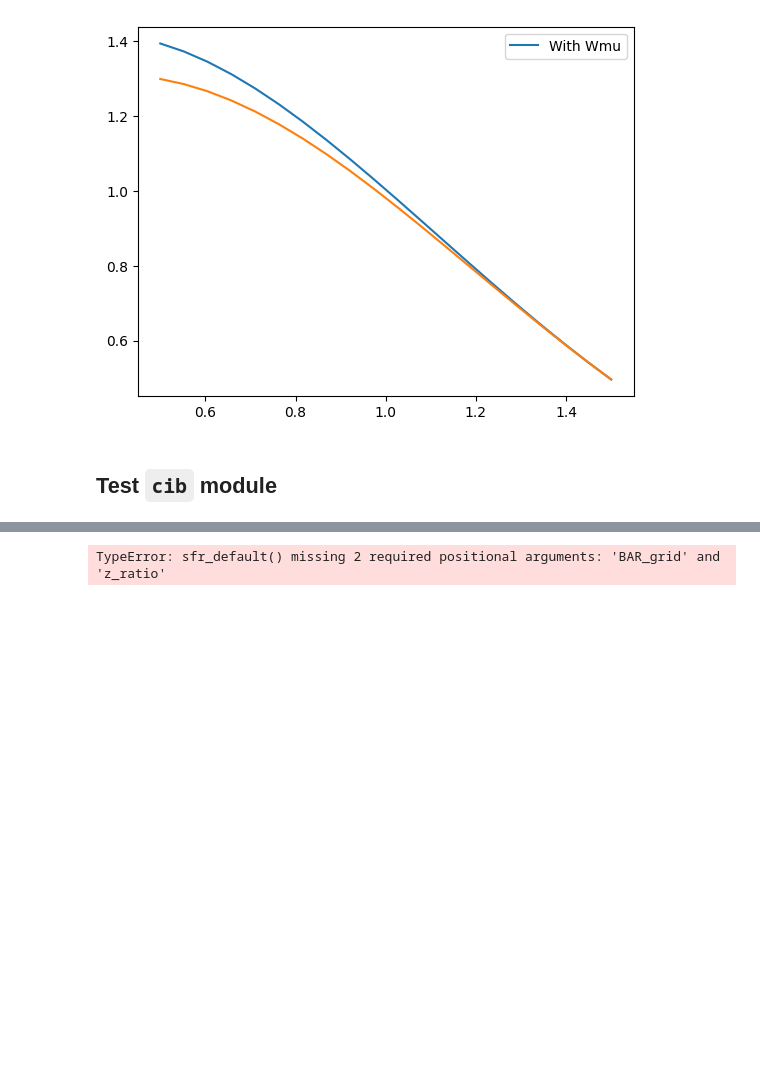
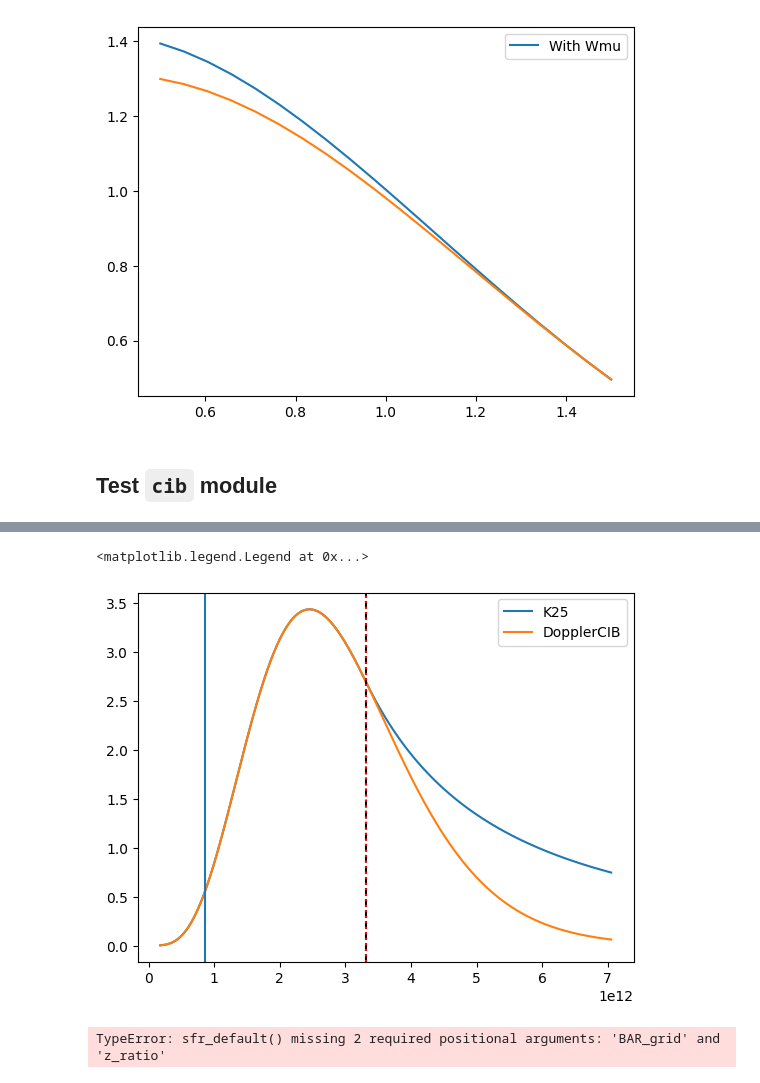
Before and after one commit to destrys/galCIB, a Jupyter notebook: notebooks/scratch-temp.ipynb, the cells around one changed output, grey strips where cells are left out. Drawn from its saved outputs; the diff is of its cells as text; code cells hidden in the pictures; blank space fills up the shorter version.

```diff
--- a/notebooks/scratch-temp.ipynb
+++ b/notebooks/scratch-temp.ipynb
@@ -85,0 +142,5 @@ cib2 = CIBModel(sfr_fn=custom_sfr,
+# %%
+import scipy.constants as con
+h_p = con.h  # Plank's constant 6.62607004e-34 SI units
+c_light = 299792458e-3  # Km/sec
+k_B = con.k  # Boltzmann constant 1.38064852e-23 SI
@@ -86,3 +202,24 @@ cib2 = CIBModel(sfr_fn=custom_sfr,
+# %%
+Theta_M21 = Theta(cib_model.nu_prime[:,zidx],cosmo.z[zidx])
+# %%
+nu0z_M21 = nu0_z(cosmo.z)
+# %%
+plt.plot(cib_model.nu_prime[:,zidx],
+         snu_m21(theta_snu)[:,zidx],
+         label='K25')
+
+plt.plot(cib_model.nu_prime[:,zidx],
+         Theta_M21*2.7,label='DopplerCIB')
+
+plt.axvline(nu0z_K25[zidx], c = 'k', ls = '--')
+plt.axvline(nu0z_M21[zidx], c = 'r', ls = 'dotted')
+
+plt.axvline(857*1e9)
+
+plt.legend(loc='best')
+# %% [output]
+<matplotlib.legend.Legend at 0x...>
+[figure, added]
 # %%
 cib_model = CIBModel(sfr_factory, None, elg_hod_model,
                      cosmo)
```
Also changed, not shown: parts of 16 cells of this notebook, 5 other files.
